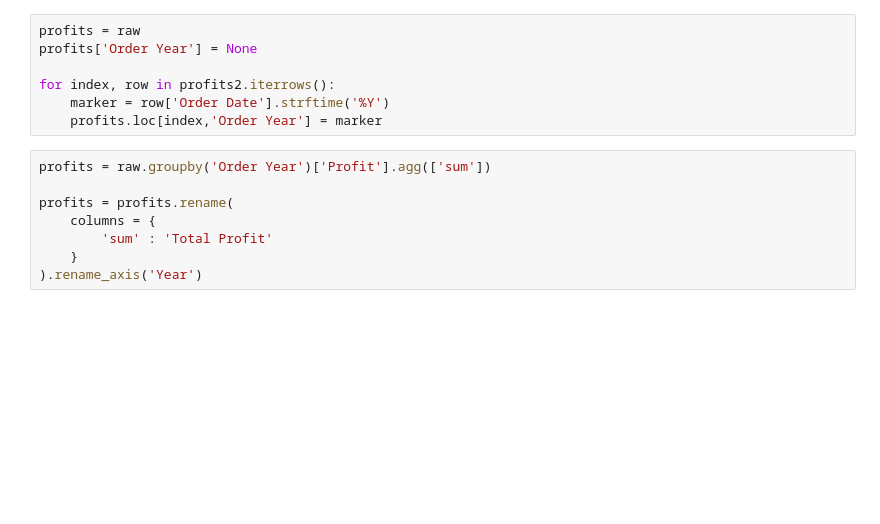
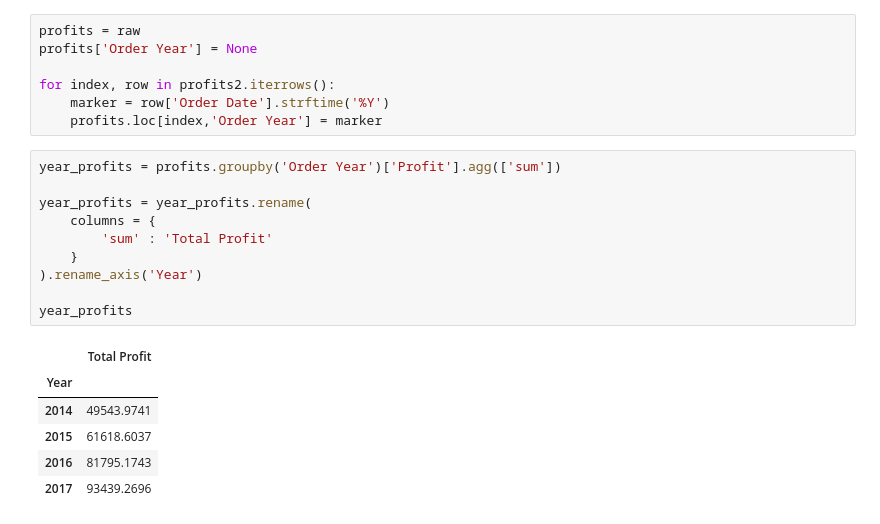
Before and after one commit to gldn-god/web-design-challenge, a Jupyter notebook: analysis/analysis.ipynb, the cells around one changed output. Cells and saved outputs as stored; diff of their text form; blank space fills up the shorter version.

```diff
--- a/analysis/analysis.ipynb
+++ b/analysis/analysis.ipynb
@@ -196,10 +196,19 @@ for index, row in profits2.iterrows():
     marker = row['Order Date'].strftime('%Y')
     profits.loc[index,'Order Year'] = marker
 # %%
-profits = raw.groupby('Order Year')['Profit'].agg(['sum'])
+year_profits = profits.groupby('Order Year')['Profit'].agg(['sum'])
 
-profits = profits.rename(
+year_profits = year_profits.rename(
     columns = {
         'sum' : 'Total Profit'
     }
 ).rename_axis('Year')
+
+year_profits
+# %% [output]
+|  | Total Profit |
+| Year |  |
+| 2014 | 49543.9741 |
+| 2015 | 61618.6037 |
+| 2016 | 81795.1743 |
+| 2017 | 93439.2696 |
```
Also changed, not shown: parts of 3 cells of this notebook, 1 other file.
